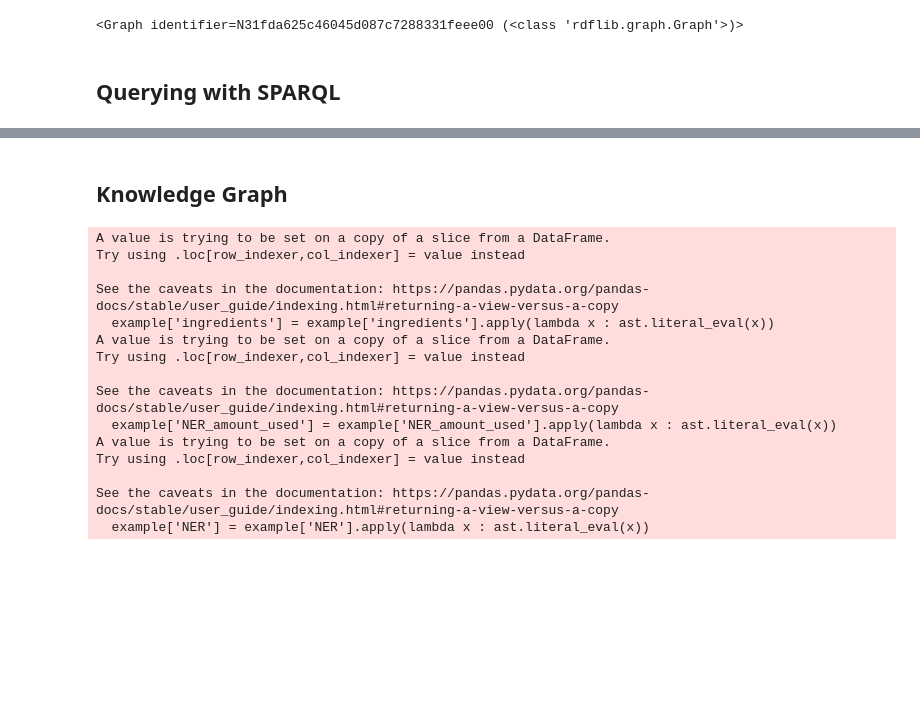
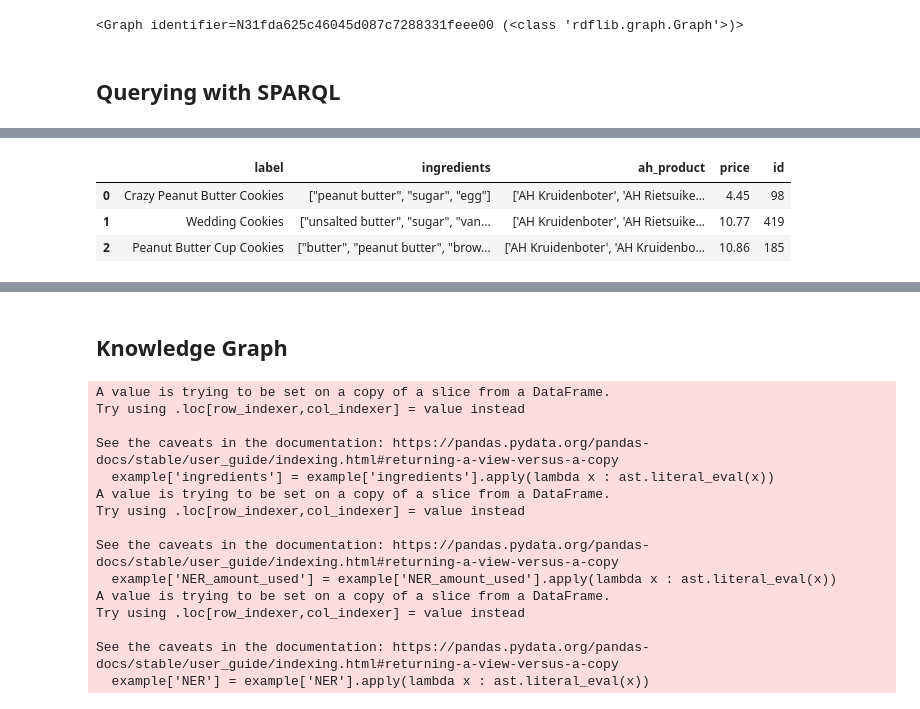
Before and after one commit to adiljahouh/knowledgeEngineering, a Jupyter notebook: new-recipe-code/Preprocessing.ipynb, the cells around one changed output, grey strips where cells are left out. Saved outputs shown, nothing was run; the diff lists cells and outputs as text; code cells hidden in the pictures; blank space fills up the shorter version.

```diff
--- a/new-recipe-code/Preprocessing.ipynb
+++ b/new-recipe-code/Preprocessing.ipynb
@@ -608,7 +610,7 @@ query = '''
       FILTER (regex(?label, "''' + keyword + '''", "i"))
       FILTER (xsd:float(?NER_recipe_total_price) <= ''' + str(max_price) + ''')
     }
-    LIMIT 5
+    LIMIT 3
 '''
 
 # Execute the query and retrieve the results
@@ -619,9 +621,15 @@ sorted_results = sorted(results, key=lambda row: float(row['NER_recipe_total_pri
 
 # Print the recipe titles, id, ingredients, and the total price for the recipe
 count=0
+label_list = []
+ingr_list = []
+ah_product_list = []
+price_list = []
+id_list = []
 for row in sorted_results:
     count+=1
-    print("Recipe: ", count,"\nRecipe id:", row['id'])
+    id = row['id']
+    print("Recipe: ", count,"\nRecipe id:", id)
     label = row['label']
     ingredients = row['NER']
     ah_product = row['NER_product_nl']
@@ -631,6 +639,12 @@ for row in sorted_results:
     print(f"Price: {price}")
     print(f"Product: {ah_product}")
     print("------------------------------------------------------------------------")
+
+    label_list.append(label)
+    ingr_list.append(ingredients)
+    ah_product_list.append(ah_product)
+    price_list.append(price)
+    id_list.append(id)
 # %% [output]
 Recipe:  1
 Recipe id: 98
@@ -668,0 +666,10 @@ plt.show()
+# %%
+# Create a dataframe from the query results
+dict = {'label': label_list, 'ingredients': ingr_list, 'ah_product':ah_product_list, 'price':price_list, 'id':id_list}
+df = pd.DataFrame(dict)
+df.head()
+# %% [output]
+|  | label | ingredients | ah_product | price | id |
+| 0 | Crazy Peanut Butter Cookies | ["peanut butter", "sugar", "egg"] | ['AH Kruidenboter', 'AH Rietsuike... | 4.45 | 98 |
+| 1 | Wedding Cookies | ["unsalted butter", "sugar", "van... | ['AH Kruidenboter', 'AH Rietsuike... | 10.77 | 419 |
+| 2 | Peanut Butter Cup Cookies | ["butter", "peanut butter", "brow... | ['AH Kruidenboter', 'AH Kruidenbo... | 10.86 | 185 |
```
Also changed, not shown: parts of 8 cells of this notebook.
